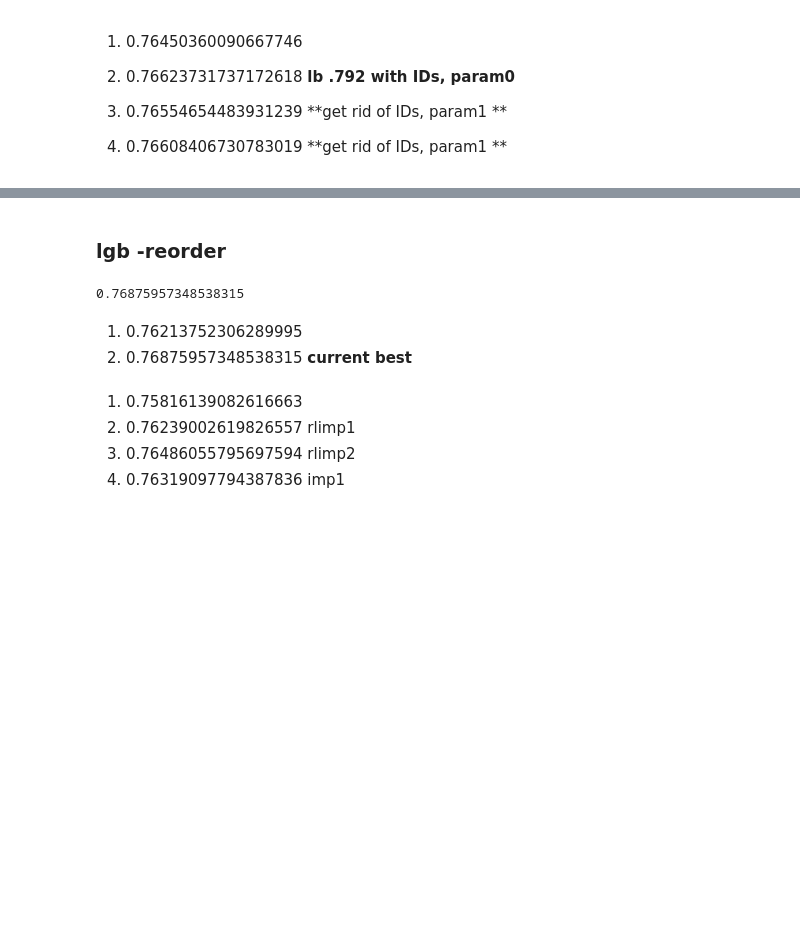
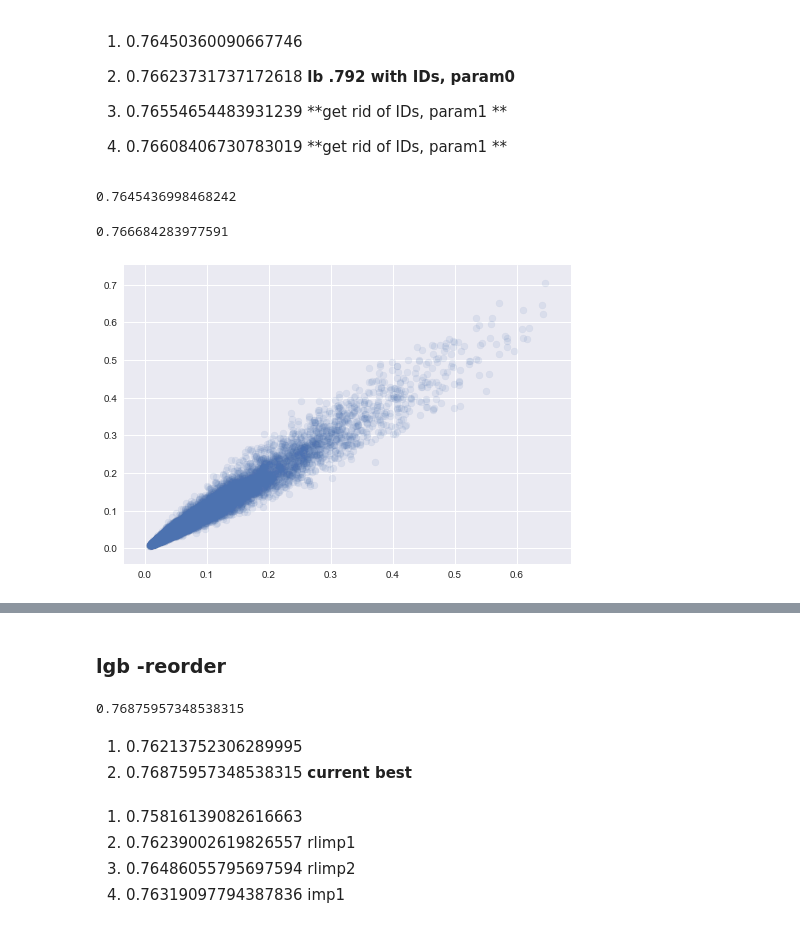
Before and after one commit to kqdmqx/kaggle-Home-Credit-Default-Risk, a Jupyter notebook: 017-lgbm-feature-order.ipynb, the cells around one changed output, grey strips where cells are left out. Saved outputs shown, nothing was run; the diff lists cells and outputs as text; code cells hidden in the pictures; blank space fills up the shorter version.

```diff
--- a/017-lgbm-feature-order.ipynb
+++ b/017-lgbm-feature-order.ipynb
@@ -241,7 +241,7 @@ xgb_params = {
     "gamma": 0,
     "subsample": 0.7,
     "colsample_bytree": 0.7,
-    "colsample_bylevel": 0.7,
+    "colsample_bylevel": 0.675,
     "alpha": 0,
     "lambda": 0,
     "nrounds": 250 #2000
@@ -256,3 +256,5 @@ roc_auc_score(y_val, pred_val)
+# %%
+pred_val_xgb_origin = pred_val
 # %% [markdown]
 1. 0.76450360090667746
 
@@ -261,3 +263,37 @@ roc_auc_score(y_val, pred_val)
 3. 0.76554654483931239 **get rid of IDs, param1 **
 
 4. 0.76608406730783019 **get rid of IDs, param1 **
+# %%
+features = [col_ for col_ in vc_train[vc_train > 1].index if not col_.startswith("SK_ID")]
+np.random.seed(0)
+np.random.shuffle(features)
+
+X_num_train = data_train[features].values
+X_num_val = data_val[features].values
+
+y_train = ydata_train.TARGET.values
+y_val = ydata_val.TARGET.values
+
+xgb_params = {
+    "objective": "binary:logistic",
+    "booster": "gbtree",
+    "eval_metric": "auc",
+    "nthread": 4,
+    "eta": 0.025, # 0.05,
+    "max_depth": 6,
+    "min_child_weight": 22,
+    "gamma": 0,
+    "subsample": 0.7,
+    "colsample_bytree": 0.7,
+    "colsample_bylevel": 0.675,
+    "alpha": 0,
+    "lambda": 0,
+    "nrounds": 250 #2000
+}
+
+xgb_clf = XgbWrapper(params=xgb_params)
+xgb_clf.train(X_num_train, y_train)
+pred_val = xgb_clf.predict(X_num_val)
+roc_auc_score(y_val, pred_val)
+# %% [output]
+0.7645436998468242
@@ -263,0 +302,41 @@ roc_auc_score(y_val, pred_val)
+# %%
+features = [col_ for col_ in vc_train[vc_train > 1].index if not col_.startswith("SK_ID")]
+np.random.seed(1)
+np.random.shuffle(features)
+
+X_num_train = data_train[features].values
+X_num_val = data_val[features].values
+
+y_train = ydata_train.TARGET.values
+y_val = ydata_val.TARGET.values
+
+xgb_params = {
+    "objective": "binary:logistic",
+    "booster": "gbtree",
+    "eval_metric": "auc",
+    "nthread": 4,
+    "eta": 0.025, # 0.05,
+    "max_depth": 6,
+    "min_child_weight": 22,
+    "gamma": 0,
+    "subsample": 0.7,
+    "colsample_bytree": 0.7,
+    "colsample_bylevel": 0.675,
+    "alpha": 0,
+    "lambda": 0,
+    "nrounds": 250 #2000
+}
+
+xgb_clf = XgbWrapper(params=xgb_params)
+xgb_clf.train(X_num_train, y_train)
+pred_val = xgb_clf.predict(X_num_val)
+roc_auc_score(y_val, pred_val)
+# %% [output]
+0.766684283977591
+# %%
+pred_val_xgb_reorder1 = pred_val
+# %%
+plt.scatter(pred_val_xgb_origin, pred_val_xgb_reorder1, alpha=.1)
+plt.show()
+# %% [output]
+[figure, added]
```
Also changed, not shown: parts of 35 cells of this notebook, 1 other file.
